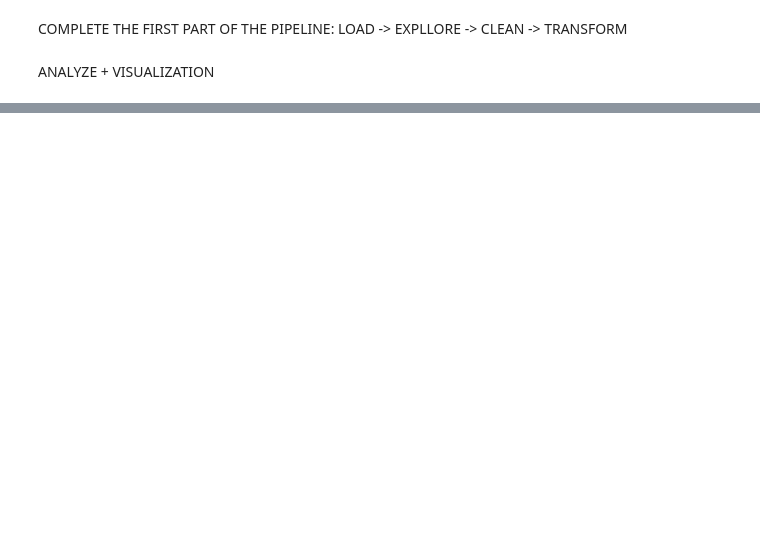
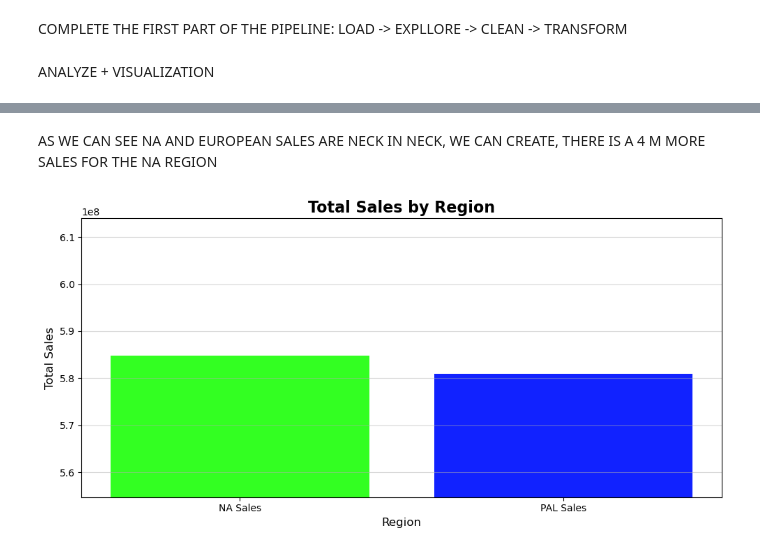
Before and after one commit to CalinP1/Playstation_work, a Jupyter notebook: PlayStation_Data_report.ipynb, the cells around one changed output, grey strips where cells are left out. Cells and saved outputs as stored; diff of their text form; code cells hidden in the pictures; blank space fills up the shorter version.

```diff
--- a/PlayStation_Data_report.ipynb
+++ b/PlayStation_Data_report.ipynb
@@ -452,0 +490,20 @@ ANALYZE + VISUALIZATION
+# %% [markdown]
+AS WE CAN SEE NA AND EUROPEAN SALES ARE NECK IN NECK, WE CAN CREATE, THERE IS A 4 M MORE SALES FOR THE NA REGION
+# %%
+na_and_eu = ["NA Sales", "PAL Sales"]
+
+regions_total_na_and_eu = clean_play_station_data[na_and_eu].sum()
+region_with_max_na_and_eu = regions_total_na_and_eu.idxmax()
+region_max_val_na_and_eu = int(regions_total_na_and_eu.max())
+
+plt.figure(figsize=(10, 5))
+plt.bar(na_and_eu, regions_total_na_and_eu, color=['#3f2', '#12f', '#f10'])
+plt.title('Total Sales by Region', fontsize=16, fontweight='bold')
+plt.xlabel('Region', fontsize=12)
+plt.ylabel('Total Sales', fontsize=12)
+plt.ylim(bottom =554740000 )
+plt.grid(axis='y', alpha=0.5)
+plt.tight_layout()
+plt.show()
+# %% [output]
+[figure, added]
```
Also changed, not shown: parts of 8 cells of this notebook.
